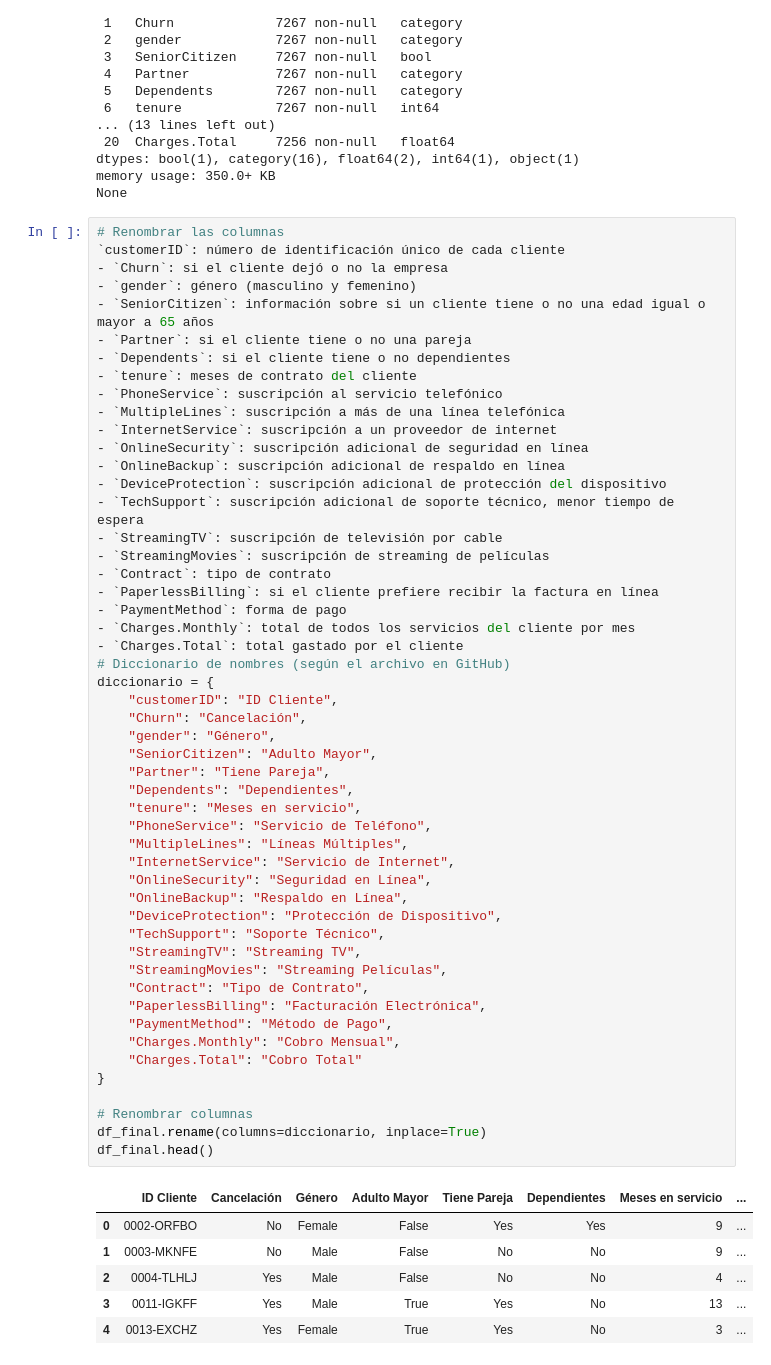
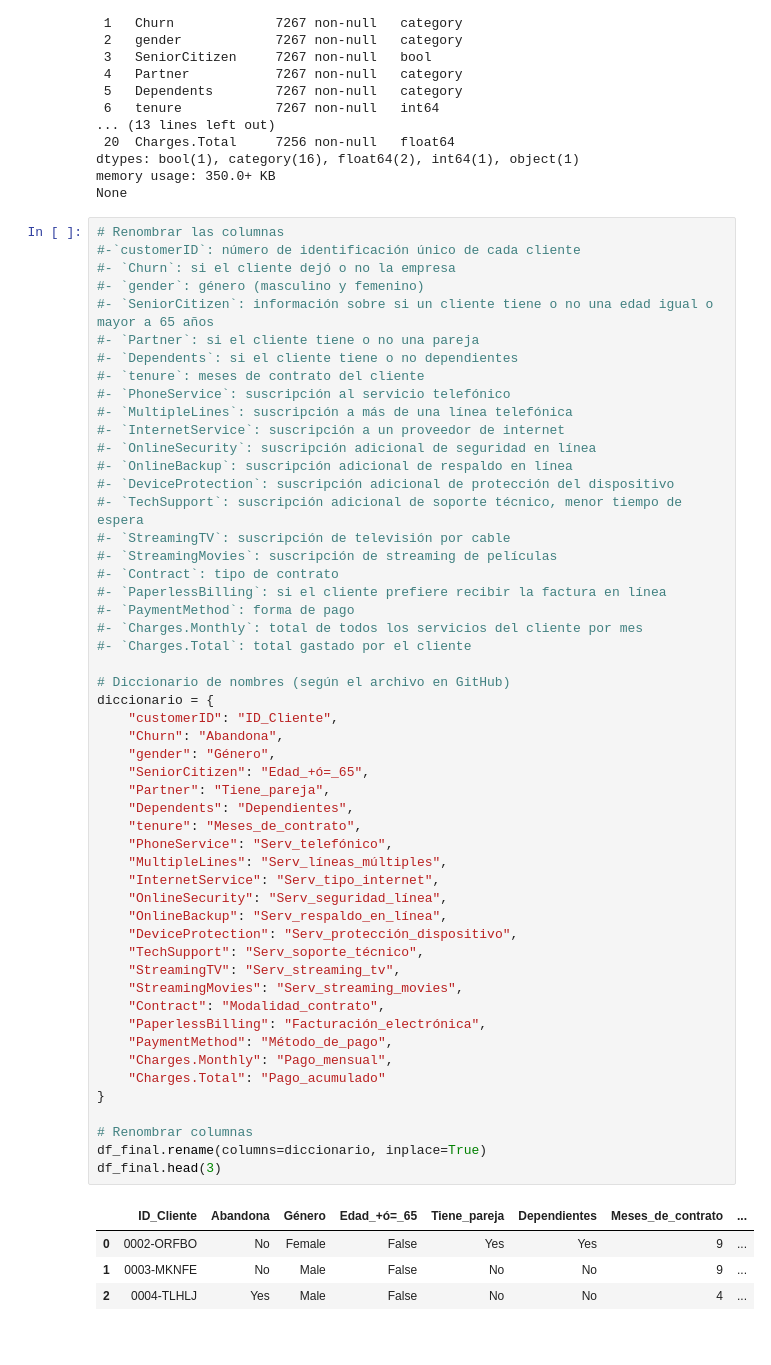
Before and after one commit to Maucho6340/Telecom_X_LATAM, a Jupyter notebook: Challenge_CHRUN_COLAB.ipynb, the cells around one changed output. Drawn from its saved outputs; the diff is of its cells as text.

```diff
--- a/Challenge_CHRUN_COLAB.ipynb
+++ b/Challenge_CHRUN_COLAB.ipynb
@@ -98,59 +98,58 @@ memory usage: 350.0+ KB
 None
 # %%
 # Renombrar las columnas
-`customerID`: número de identificación único de cada cliente
-- `Churn`: si el cliente dejó o no la empresa
-- `gender`: género (masculino y femenino)
-- `SeniorCitizen`: información sobre si un cliente tiene o no una edad igual o mayor a 65 años
-- `Partner`: si el cliente tiene o no una pareja
-- `Dependents`: si el cliente tiene o no dependientes
-- `tenure`: meses de contrato del cliente
-- `PhoneService`: suscripción al servicio telefónico
-- `MultipleLines`: suscripción a más de una línea telefónica
-- `InternetService`: suscripción a un proveedor de internet
-- `OnlineSecurity`: suscripción adicional de seguridad en línea
-- `OnlineBackup`: suscripción adicional de respaldo en línea
-- `DeviceProtection`: suscripción adicional de protección del dispositivo
-- `TechSupport`: suscripción adicional de soporte técnico, menor tiempo de espera
-- `StreamingTV`: suscripción de televisión por cable
-- `StreamingMovies`: suscripción de streaming de películas
-- `Contract`: tipo de contrato
-- `PaperlessBilling`: si el cliente prefiere recibir la factura en línea
-- `PaymentMethod`: forma de pago
-- `Charges.Monthly`: total de todos los servicios del cliente por mes
-- `Charges.Total`: total gastado por el cliente
+#-`customerID`: número de identificación único de cada cliente
+#- `Churn`: si el cliente dejó o no la empresa
+#- `gender`: género (masculino y femenino)
+#- `SeniorCitizen`: información sobre si un cliente tiene o no una edad igual o mayor a 65 años
+#- `Partner`: si el cliente tiene o no una pareja
+#- `Dependents`: si el cliente tiene o no dependientes
+#- `tenure`: meses de contrato del cliente
+#- `PhoneService`: suscripción al servicio telefónico
+#- `MultipleLines`: suscripción a más de una línea telefónica
+#- `InternetService`: suscripción a un proveedor de internet
+#- `OnlineSecurity`: suscripción adicional de seguridad en línea
+#- `OnlineBackup`: suscripción adicional de respaldo en línea
+#- `DeviceProtection`: suscripción adicional de protección del dispositivo
+#- `TechSupport`: suscripción adicional de soporte técnico, menor tiempo de espera
+#- `StreamingTV`: suscripción de televisión por cable
+#- `StreamingMovies`: suscripción de streaming de películas
+#- `Contract`: tipo de contrato
+#- `PaperlessBilling`: si el cliente prefiere recibir la factura en línea
+#- `PaymentMethod`: forma de pago
+#- `Charges.Monthly`: total de todos los servicios del cliente por mes
+#- `Charges.Total`: total gastado por el cliente
+
 # Diccionario de nombres (según el archivo en GitHub)
 diccionario = {
-    "customerID": "ID Cliente",
-    "Churn": "Cancelación",
+    "customerID": "ID_Cliente",
+    "Churn": "Abandona",
     "gender": "Género",
-    "SeniorCitizen": "Adulto Mayor",
-    "Partner": "Tiene Pareja",
+    "SeniorCitizen": "Edad_+ó=_65",
+    "Partner": "Tiene_pareja",
     "Dependents": "Dependientes",
-    "tenure": "Meses en servicio",
-    "PhoneService": "Servicio de Teléfono",
-    "MultipleLines": "Líneas Múltiples",
-    "InternetService": "Servicio de Internet",
-    "OnlineSecurity": "Seguridad en Línea",
-    "OnlineBackup": "Respaldo en Línea",
-    "DeviceProtection": "Protección de Dispositivo",
-    "TechSupport": "Soporte Técnico",
-    "StreamingTV": "Streaming TV",
-    "StreamingMovies": "Streaming Películas",
-    "Contract": "Tipo de Contrato",
-    "PaperlessBilling": "Facturación Electrónica",
-    "PaymentMethod": "Método de Pago",
-    "Charges.Monthly": "Cobro Mensual",
-    "Charges.Total": "Cobro Total"
+    "tenure": "Meses_de_contrato",
+    "PhoneService": "Serv_telefónico",
+    "MultipleLines": "Serv_líneas_múltiples",
+    "InternetService": "Serv_tipo_internet",
+    "OnlineSecurity": "Serv_seguridad_línea",
+    "OnlineBackup": "Serv_respaldo_en_línea",
+    "DeviceProtection": "Serv_protección_dispositivo",
+    "TechSupport": "Serv_soporte_técnico",
+    "StreamingTV": "Serv_streaming_tv",
+    "StreamingMovies": "Serv_streaming_movies",
+    "Contract": "Modalidad_contrato",
+    "PaperlessBilling": "Facturación_electrónica",
+    "PaymentMethod": "Método_de_pago",
+    "Charges.Monthly": "Pago_mensual",
+    "Charges.Total": "Pago_acumulado"
 }
 
 # Renombrar columnas
 df_final.rename(columns=diccionario, inplace=True)
-df_final.head()
+df_final.head(3)
 # %% [output]
-|  | ID Cliente | Cancelación | Género | Adulto Mayor | Tiene Pareja | Dependientes | Meses en servicio | ... |
+|  | ID_Cliente | Abandona | Género | Edad_+ó=_65 | Tiene_pareja | Dependientes | Meses_de_contrato | ... |
 | 0 | 0002-ORFBO | No | Female | False | Yes | Yes | 9 | ... |
 | 1 | 0003-MKNFE | No | Male | False | No | No | 9 | ... |
 | 2 | 0004-TLHLJ | Yes | Male | False | No | No | 4 | ... |
-| 3 | 0011-IGKFF | Yes | Male | True | Yes | No | 13 | ... |
-| 4 | 0013-EXCHZ | Yes | Female | True | Yes | No | 3 | ... |
```
Also changed, not shown: parts of 5 cells of this notebook.
